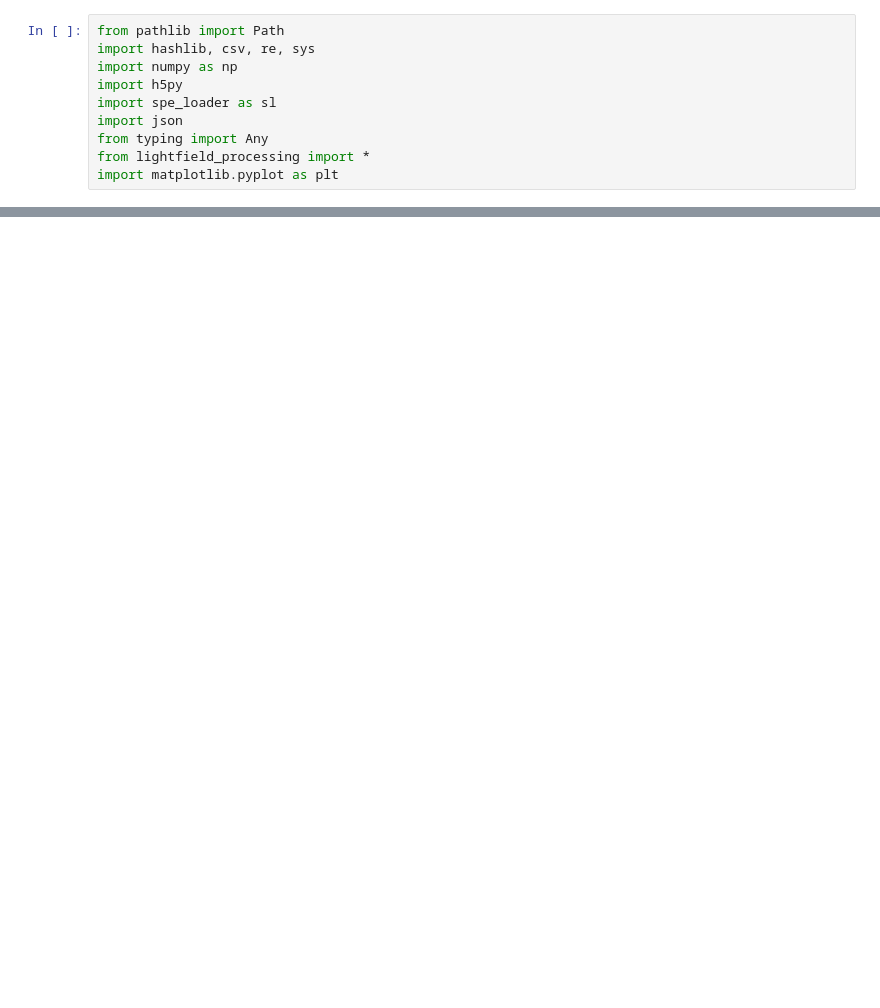
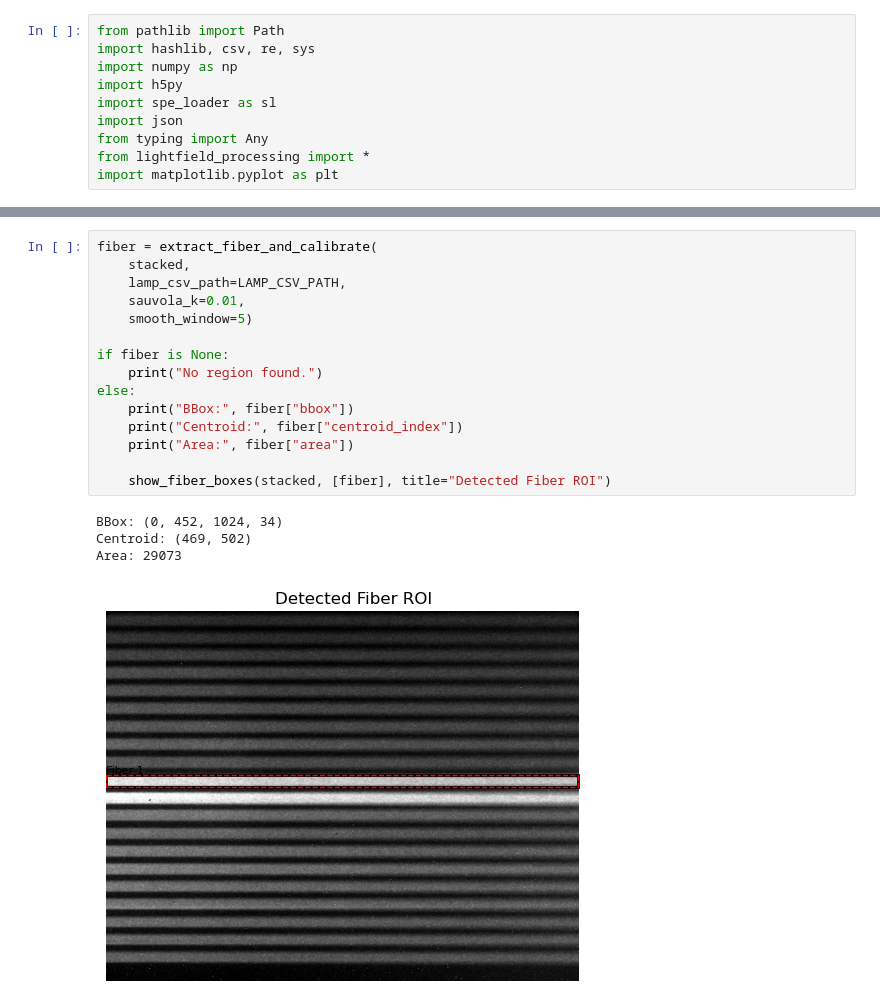
Before and after one commit to elyselian/spectroscopy, a Jupyter notebook: clean_testing_notebook.ipynb, the cells around one changed output, grey strips where cells are left out. Drawn from its saved outputs; the diff is of its cells as text; blank space fills up the shorter version.

```diff
--- a/clean_testing_notebook.ipynb
+++ b/clean_testing_notebook.ipynb
@@ -51,0 +106,20 @@ Contains 250219_17? False
+# %%
+fiber = extract_fiber_and_calibrate(
+    stacked,
+    lamp_csv_path=LAMP_CSV_PATH,
+    sauvola_k=0.01,
+    smooth_window=5)
+
+if fiber is None:
+    print("No region found.")
+else:
+    print("BBox:", fiber["bbox"])
+    print("Centroid:", fiber["centroid_index"])
+    print("Area:", fiber["area"])
+
+    show_fiber_boxes(stacked, [fiber], title="Detected Fiber ROI")
+# %% [output]
+BBox: (0, 452, 1024, 34)
+Centroid: (469, 502)
+Area: 29073
+[figure, added]
```
Also changed, not shown: parts of 9 cells of this notebook, 12 other files.
